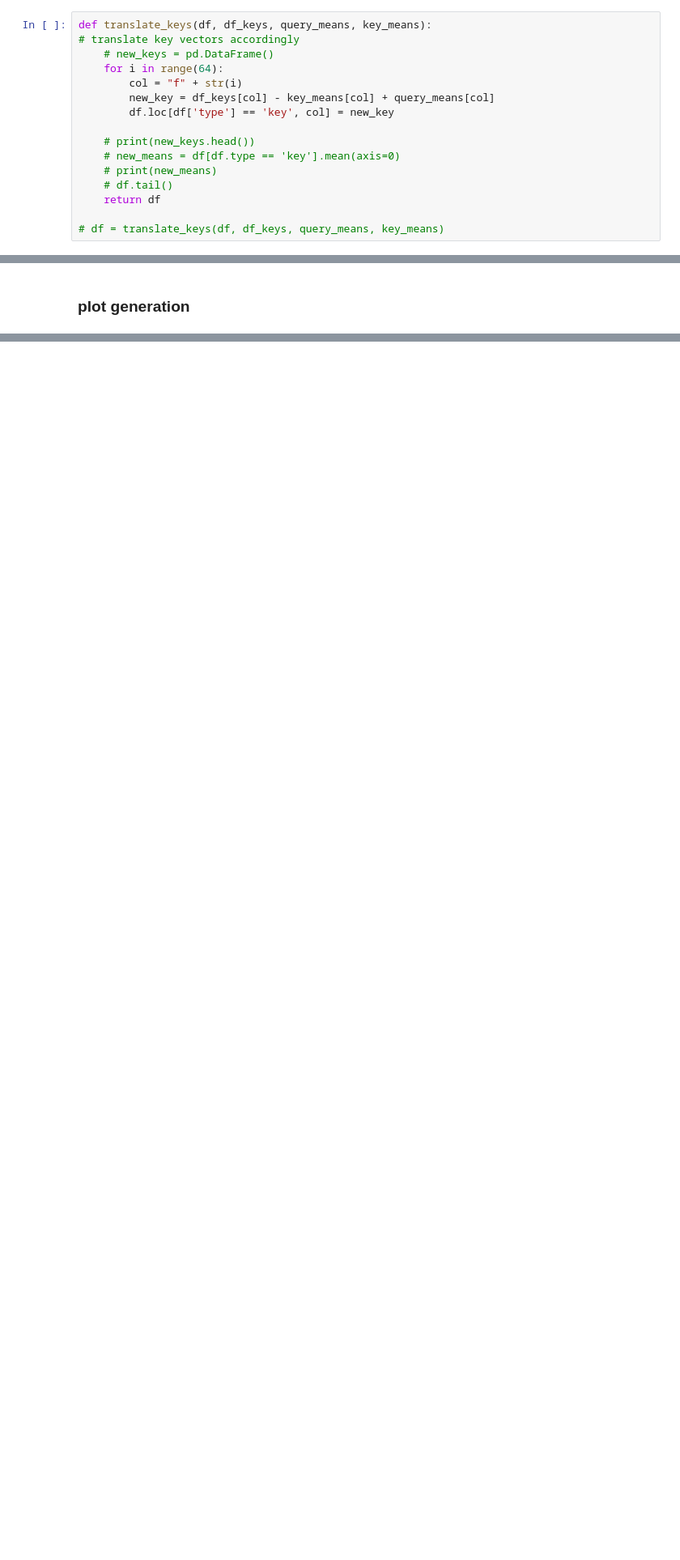
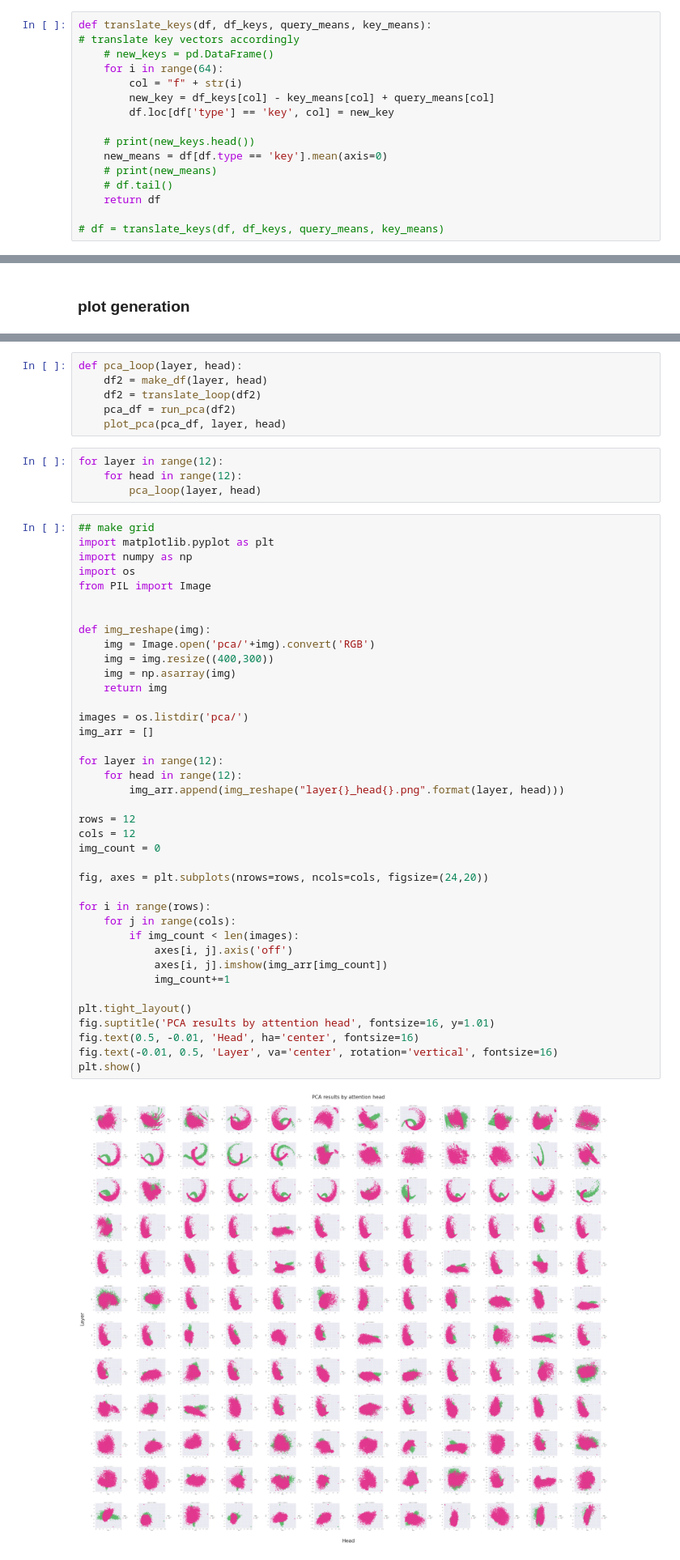
Before and after one commit to catherinesyeh/attention-exploration, a Jupyter notebook: attention.ipynb, the cells around one changed output, grey strips where cells are left out. Shown at 81% size. Saved outputs shown, nothing was run; the diff lists cells and outputs as text; blank space fills up the shorter version.

```diff
--- a/attention.ipynb
+++ b/attention.ipynb
@@ -1744,7 +1879,7 @@ def translate_keys(df, df_keys, query_means, key_means):
         df.loc[df['type'] == 'key', col] = new_key
 
     # print(new_keys.head())
-    # new_means = df[df.type == 'key'].mean(axis=0)
+    new_means = df[df.type == 'key'].mean(axis=0)
     # print(new_means)
     # df.tail()
     return df
@@ -1782,0 +1962,51 @@ tsne_results = np.load("tsne/translated_layer0_head0.npy")
+# %%
+def pca_loop(layer, head):
+    df2 = make_df(layer, head)
+    df2 = translate_loop(df2)
+    pca_df = run_pca(df2)
+    plot_pca(pca_df, layer, head)
+# %%
+for layer in range(12):
+    for head in range(12):
+        pca_loop(layer, head)
+# %%
+## make grid
+import matplotlib.pyplot as plt
+import numpy as np
+import os
+from PIL import Image
+
+
+def img_reshape(img):
+    img = Image.open('pca/'+img).convert('RGB')
+    img = img.resize((400,300))
+    img = np.asarray(img)
+    return img
+
+images = os.listdir('pca/')
+img_arr = []
+
+for layer in range(12):
+    for head in range(12):
+        img_arr.append(img_reshape("layer{}_head{}.png".format(layer, head)))
+
+rows = 12
+cols = 12
+img_count = 0
+
+fig, axes = plt.subplots(nrows=rows, ncols=cols, figsize=(24,20))
+
+for i in range(rows):
+    for j in range(cols):
+        if img_count < len(images):
+            axes[i, j].axis('off')
+            axes[i, j].imshow(img_arr[img_count])
+            img_count+=1
+
+plt.tight_layout()
+fig.suptitle('PCA results by attention head', fontsize=16, y=1.01)
+fig.text(0.5, -0.01, 'Head', ha='center', fontsize=16)
+fig.text(-0.01, 0.5, 'Layer', va='center', rotation='vertical', fontsize=16)
+plt.show()
+# %% [output]
+[figure, added]
```
Also changed, not shown: parts of 42 cells of this notebook.
